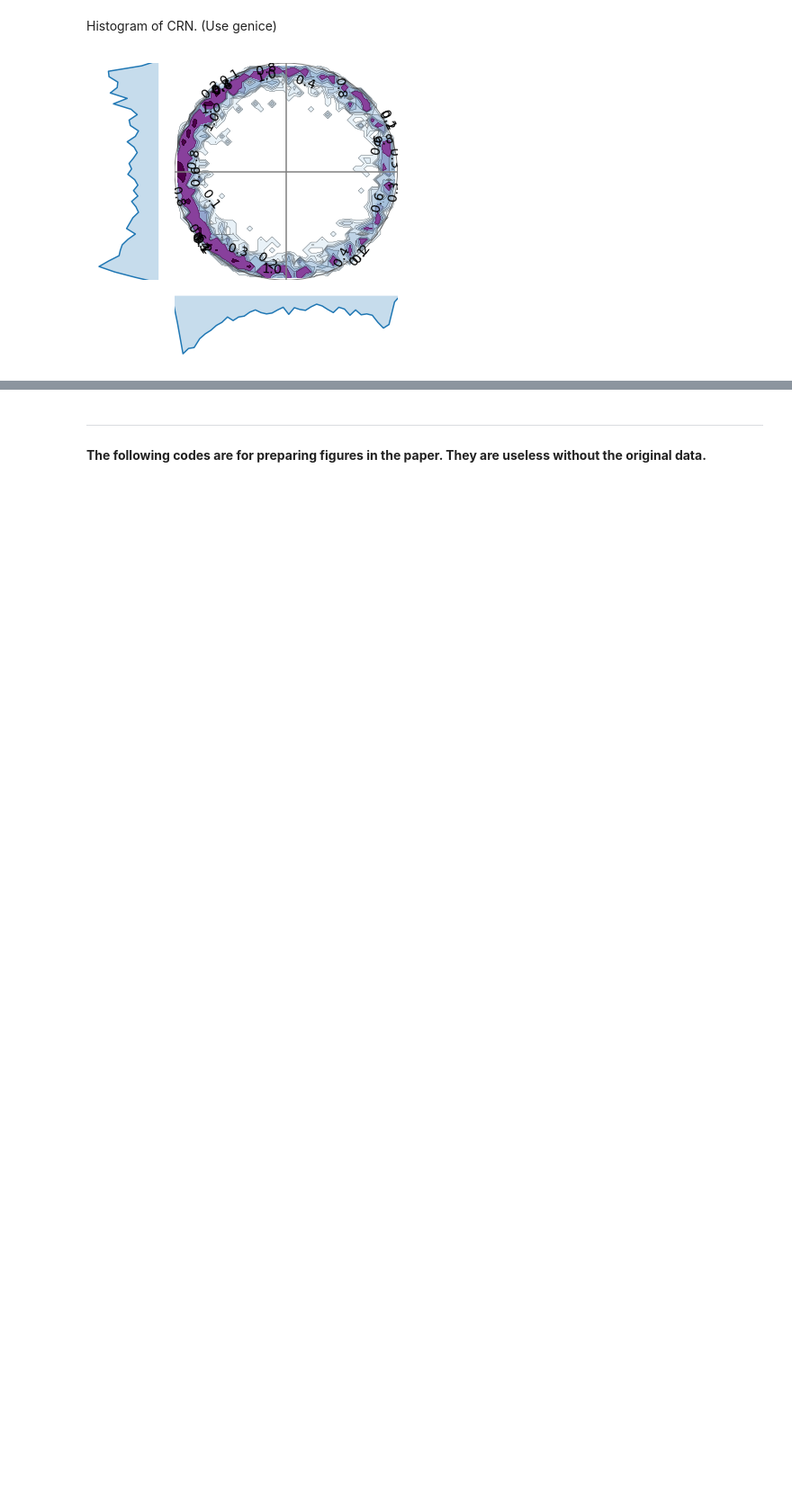
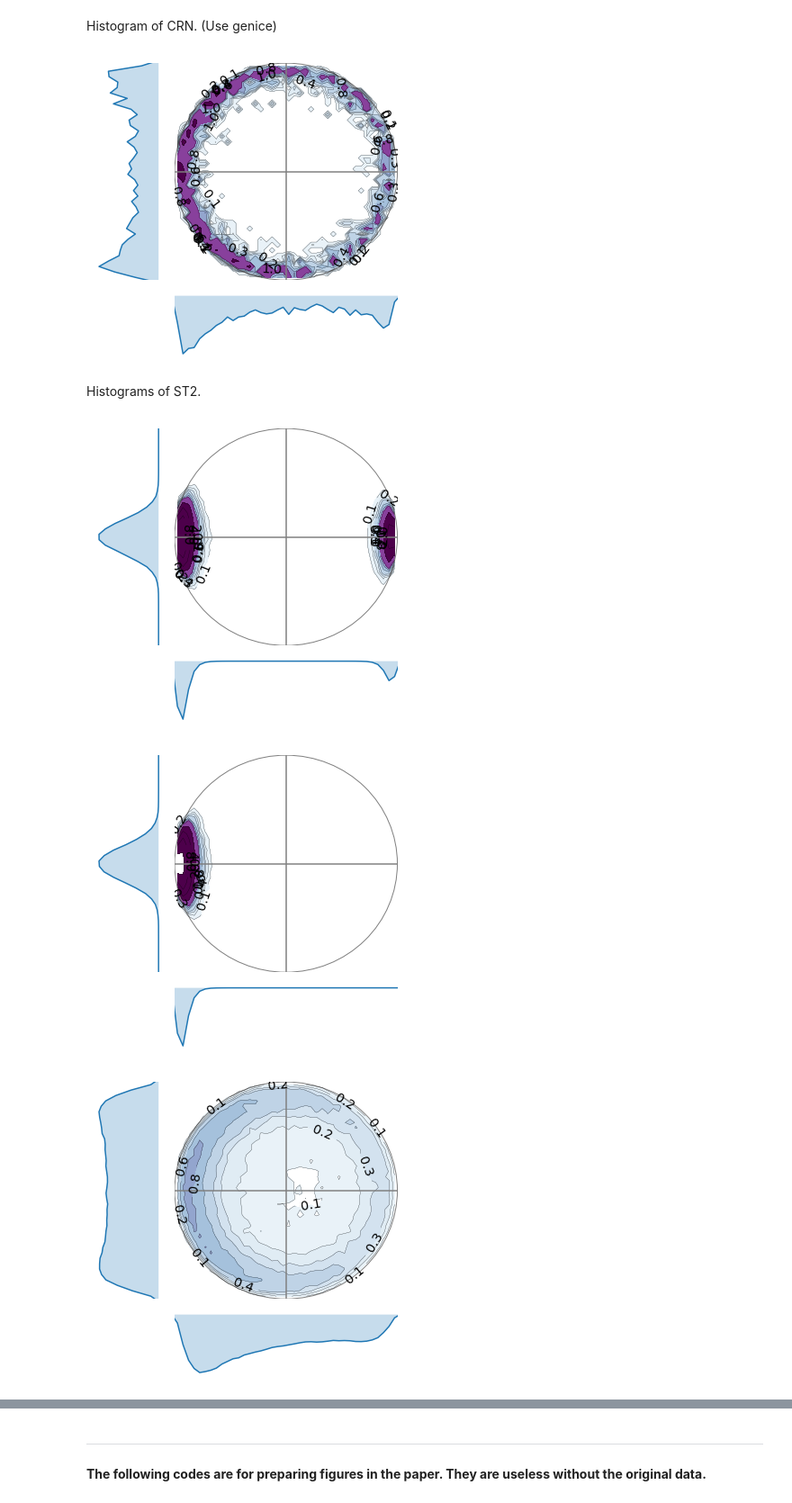
Before and after one commit to vitroid/twist-op, a Jupyter notebook: Jupyter/Twist (TIP4P2005).ipynb, the cells around one changed output, grey strips where cells are left out. Shown at 90% size. Cells and saved outputs as stored; diff of their text form; code cells hidden in the pictures; blank space fills up the shorter version.

```diff
--- a/Jupyter/Twist (TIP4P2005).ipynb
+++ b/Jupyter/Twist (TIP4P2005).ipynb
@@ -135,3 +129,25 @@ H = np.histogram2d(chirs, chiis, bins=(40,40), range=[[-1.,1.],[-1.,1.]], normed
 histplot(H[0])
 # %% [output]
 [figure]
+# %% [markdown]
+Histograms of ST2.
+# %%
+class Hist:
+    def __init__(self, source="", pdf=""):
+        self.source = source
+        self.pdf    = pdf
+
+hists = [Hist(source="IhST2.twhist", pdf="1hST2.pdf"),
+         Hist(source="IcST2.twhist", pdf="1cST2.pdf"),
+         Hist(source="LDLST2.twhist", pdf="LDLST2.pdf"),
+         Hist(source="HDLST2.twhist", pdf="HDLST2.pdf")]
+
+for hist in hists:
+    H = np.loadtxt(hist.source)
+    #print(H.shape)
+    histplot(np.loadtxt(hist.source), filename=hist.pdf)
+    # histplot(np.loadtxt(hist.source, "r"), hist.pdf)
+# %% [output]
+[figure, added]
+[figure, added]
+[figure, added]
```
Also changed, not shown: parts of 2 cells of this notebook, 1 other file.
